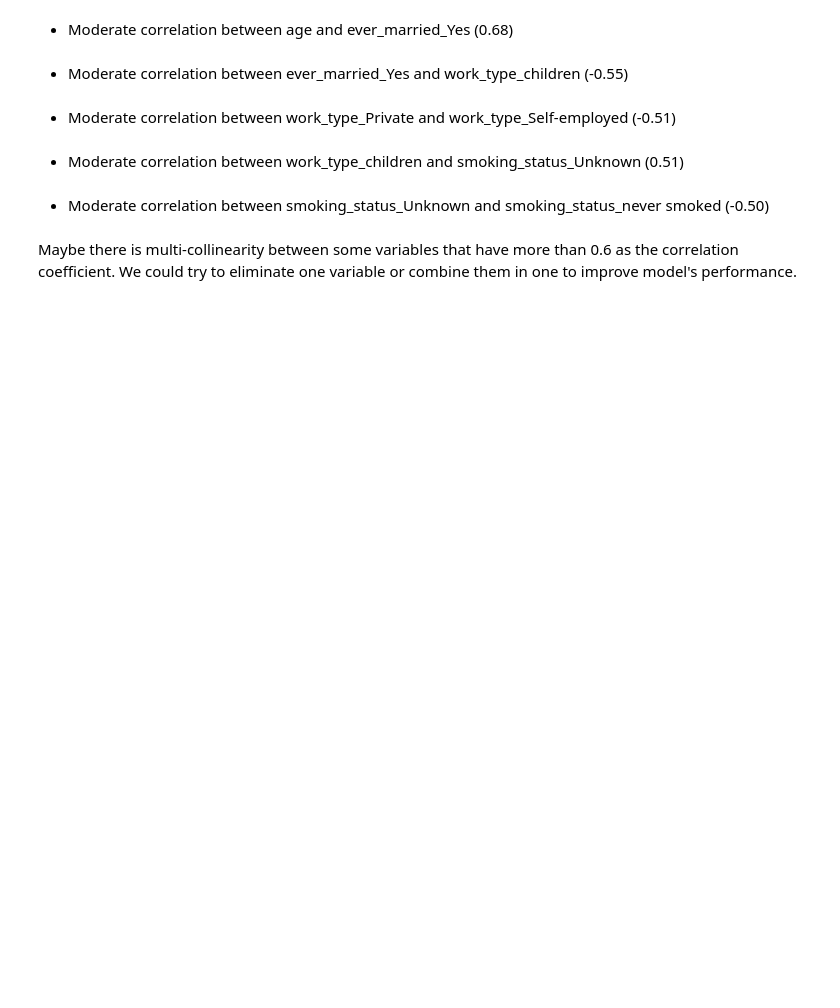
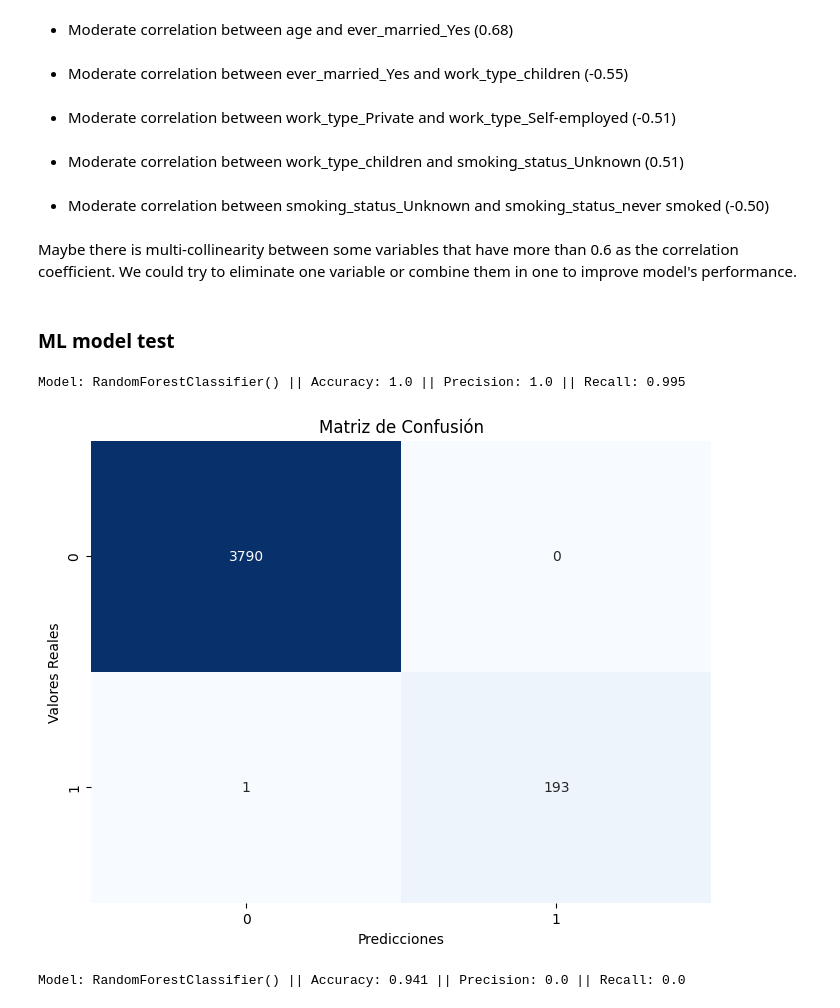
Before and after one commit to AI-School-F5-P2/Data_Scientist_1, a Jupyter notebook: HospitalF5.ipynb, the cells around one changed output. Cells and saved outputs as stored; diff of their text form; code cells hidden in the pictures; blank space fills up the shorter version.

Commit message:
feat: preliminary test with Random Forest Model

```diff
--- a/HospitalF5.ipynb
+++ b/HospitalF5.ipynb
@@ -408,3 +413,44 @@ plt.show()
 - Moderate correlation between smoking_status_Unknown and smoking_status_never smoked (-0.50)
 # %% [markdown]
 Maybe there is multi-collinearity between some variables that have more than 0.6 as the correlation coefficient. We could try to eliminate one variable or combine them in one to improve model's performance.
+# %% [markdown]
+### ML model test
+# %%
+model = RandomForestClassifier()
+# %%
+X, y = concatenated_df.drop('stroke',axis = 1),concatenated_df['stroke']
+# %%
+X_train, X_test, y_train, y_test = train_test_split(X, y, test_size=0.2, random_state=42)
+# %%
+model.fit(X_train,y_train)
+y_pred = model.predict(X_train)
+
+#Define a prediction function for the given model
+accuracy = round(accuracy_score(y_train, y_pred), 3)
+precision = round(precision_score(y_train, y_pred), 3)
+recall = round(recall_score(y_train, y_pred), 3)
+
+print('Model: {} || Accuracy: {} || Precision: {} || Recall: {}'.format(model,accuracy, precision, recall))
+# %% [output]
+Model: RandomForestClassifier() || Accuracy: 1.0 || Precision: 1.0 || Recall: 0.995
+# %%
+conf_matrix = confusion_matrix(y_train, y_pred)
+plt.figure(figsize=(8, 6))
+sns.heatmap(conf_matrix, annot=True, fmt="d", cmap="Blues", cbar=False)
+plt.xlabel('Predicciones')
+plt.ylabel('Valores Reales')
+plt.title('Matriz de Confusión')
+plt.show()
+# %% [output]
+[figure, added]
+# %%
+y_pred = model.predict(X_test)
+
+#Define a prediction function for the given model
+accuracy = round(accuracy_score(y_test, y_pred), 3)
+precision = round(precision_score(y_test, y_pred), 3)
+recall = round(recall_score(y_test, y_pred), 3)
+
+print('Model: {} || Accuracy: {} || Precision: {} || Recall: {}'.format(model,accuracy, precision, recall))
+# %% [output]
+Model: RandomForestClassifier() || Accuracy: 0.941 || Precision: 0.0 || Recall: 0.0
```
Also changed, not shown: parts of 3 cells of this notebook.
